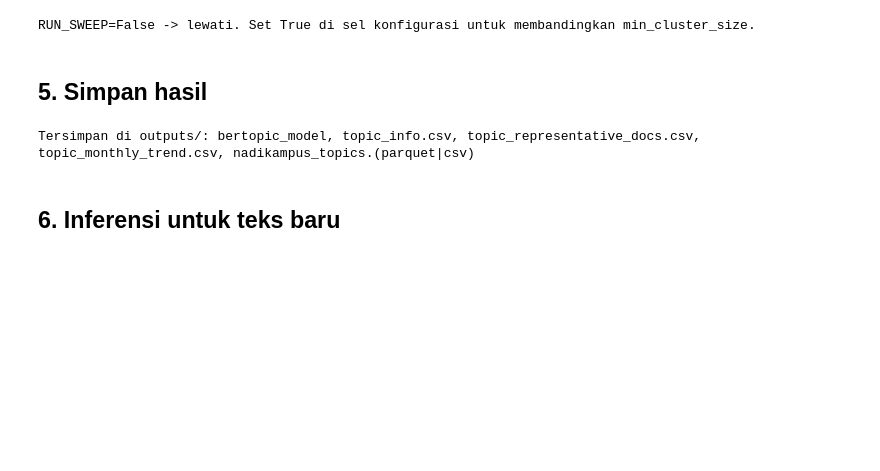
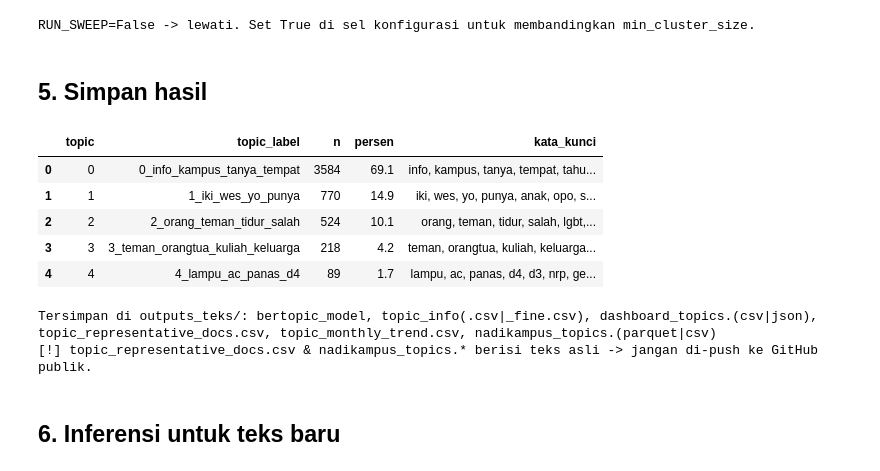
Before and after one commit to ardanrizky/Nadi-Kampus-, a Jupyter notebook: notebooks/nadikampus_topic_detection.ipynb, the cells around one changed output. Cells and saved outputs as stored; diff of their text form; code cells hidden in the pictures; blank space fills up the shorter version.

```diff
--- a/notebooks/nadikampus_topic_detection.ipynb
+++ b/notebooks/nadikampus_topic_detection.ipynb
@@ -378,35 +407,53 @@ RUN_SWEEP=False -> lewati. Set True di sel konfigurasi untuk membandingkan min_c
 # %%
 # --- model ---
 try:
     topic_model.save(str(OUT_DIR / "bertopic_model"), serialization="safetensors",
                      save_ctfidf=True, save_embedding_model=EMB_NAME_USED)
 except Exception as e:
     print(f"[skip save model] {type(e).__name__}: {e}")
 
 # --- ringkasan topik + contoh dokumen representatif ---
 info = topic_model.get_topic_info()
 info["label"] = info.Topic.map(lambda t: TOPIC_LABELS.get(t, ""))
-info.to_csv(OUT_DIR / "topic_info.csv", index=False, encoding="utf-8-sig")
+info.to_csv(OUT_DIR / "topic_info.csv", index=False, encoding="utf-8-sig")          # topik besar (dashboard)
+info_fine.to_csv(OUT_DIR / "topic_info_fine.csv", index=False, encoding="utf-8-sig") # topik halus (analisis)
+
+# --- ringkasan untuk dashboard: tanpa teks asli, aman diunggah ke GitHub ---
+dash = (df[df.topic != -1].groupby(["topic", "topic_label"]).size().rename("n").reset_index())
+dash["persen"] = (dash.n / dash.n.sum() * 100).round(1)
+dash["kata_kunci"] = dash.topic.map(lambda t: ", ".join(w for w, _ in topic_model.get_topic(t)[:8]))
+dash = dash.sort_values("n", ascending=False)
+dash.to_csv(OUT_DIR / "dashboard_topics.csv", index=False, encoding="utf-8-sig")
+dash.to_json(OUT_DIR / "dashboard_topics.json", orient="records", force_ascii=False, indent=2)
+display(dash)
 
 rep = (df[df.topic != -1].sort_values("topic_score", ascending=False)
          .groupby("topic").head(5)[["topic", "topic_label", "source", "doc_type", "topic_score", "text_clean"]]
          .sort_values(["topic", "topic_score"], ascending=[True, False]))
 rep.to_csv(OUT_DIR / "topic_representative_docs.csv", index=False, encoding="utf-8-sig")
 
 # --- tren topik bulanan (siap untuk dashboard) ---
 trend = (df[df.topic != -1].assign(bulan=lambda d: d.timestamp.dt.to_period("M").astype(str))
            .groupby(["bulan", "topic", "topic_label"]).size().rename("n").reset_index())
 trend.to_csv(OUT_DIR / "topic_monthly_trend.csv", index=False, encoding="utf-8-sig")
 
 # --- hasil per dokumen ---
 out_cols = [c for c in ["doc_id", "source", "doc_type", "timestamp", "text_clean",
-                        "topic_raw", "topic", "topic_label", "topic_score"] if c in df.columns]
+                        "topic_raw", "topic_fine", "topic", "topic_label", "topic_score"] if c in df.columns]
 df[out_cols].to_parquet(OUT_DIR / "nadikampus_topics.parquet", index=False)
 df[out_cols].to_csv(OUT_DIR / "nadikampus_topics.csv", index=False, encoding="utf-8-sig")
-print("Tersimpan di outputs/: bertopic_model, topic_info.csv, topic_representative_docs.csv, "
-      "topic_monthly_trend.csv, nadikampus_topics.(parquet|csv)")
+print("Tersimpan di outputs_teks/: bertopic_model, topic_info(.csv|_fine.csv), dashboard_topics.(csv|json), "
+      "topic_representative_docs.csv, topic_monthly_trend.csv, nadikampus_topics.(parquet|csv)")
+print("[!] topic_representative_docs.csv & nadikampus_topics.* berisi teks asli -> jangan di-push ke GitHub publik.")
 # %% [output]
+|  | topic | topic_label | n | persen | kata_kunci |
+| 0 | 0 | 0_info_kampus_tanya_tempat | 3584 | 69.1 | info, kampus, tanya, tempat, tahu... |
+| 1 | 1 | 1_iki_wes_yo_punya | 770 | 14.9 | iki, wes, yo, punya, anak, opo, s... |
+| 2 | 2 | 2_orang_teman_tidur_salah | 524 | 10.1 | orang, teman, tidur, salah, lgbt,... |
+| 3 | 3 | 3_teman_orangtua_kuliah_keluarga | 218 | 4.2 | teman, orangtua, kuliah, keluarga... |
+| 4 | 4 | 4_lampu_ac_panas_d4 | 89 | 1.7 | lampu, ac, panas, d4, d3, nrp, ge... |
-Tersimpan di outputs/: bertopic_model, topic_info.csv, topic_representative_docs.csv, topic_monthly_trend.csv, nadikampus_topics.(parquet|csv)
+Tersimpan di outputs_teks/: bertopic_model, topic_info(.csv|_fine.csv), dashboard_topics.(csv|json), topic_representative_docs.csv, topic_monthly_trend.csv, nadikampus_topics.(parquet|csv)
+[!] topic_representative_docs.csv & nadikampus_topics.* berisi teks asli -> jangan di-push ke GitHub publik.
 # %% [markdown]
 ## 6. Inferensi untuk teks baru
 # %%
```
Also changed, not shown: parts of 11 cells of this notebook, 1 other file.
